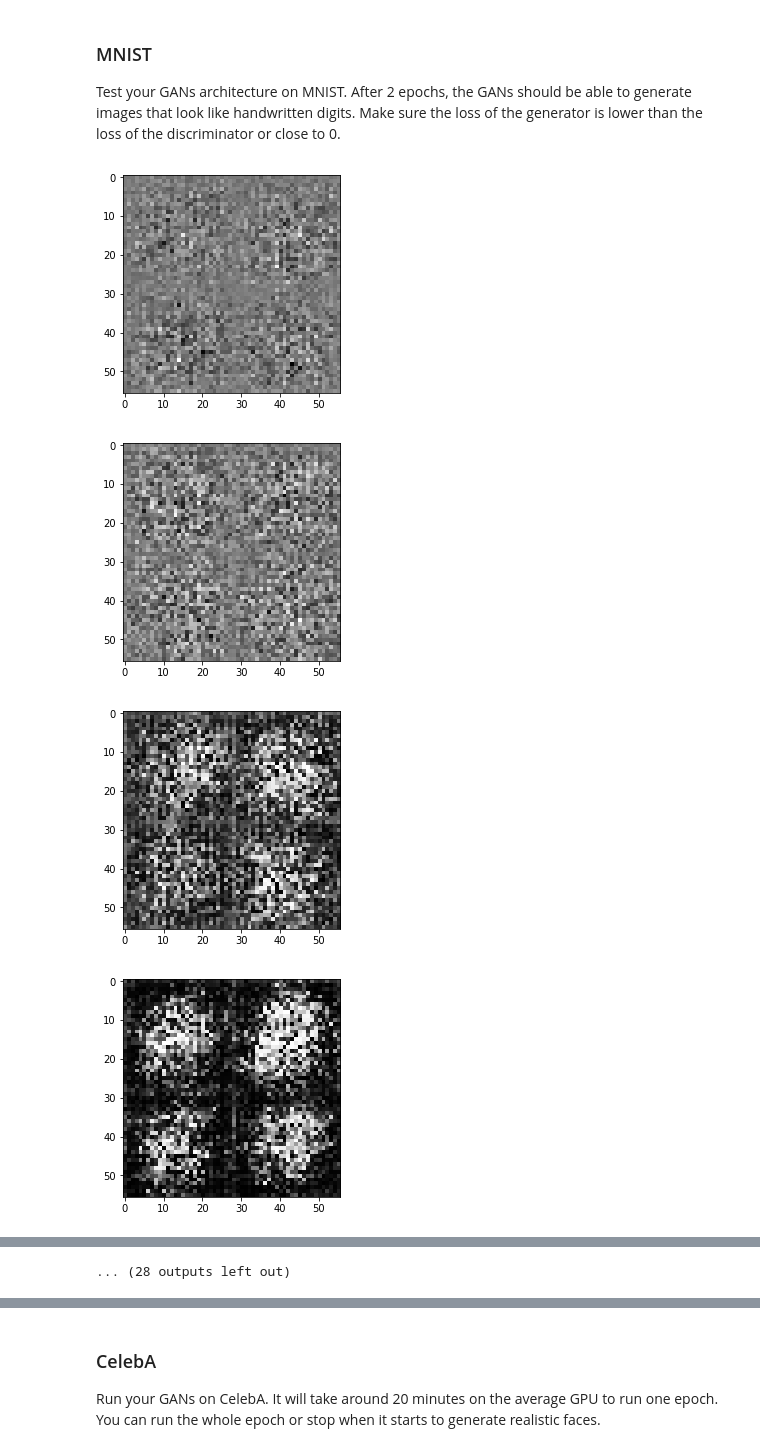
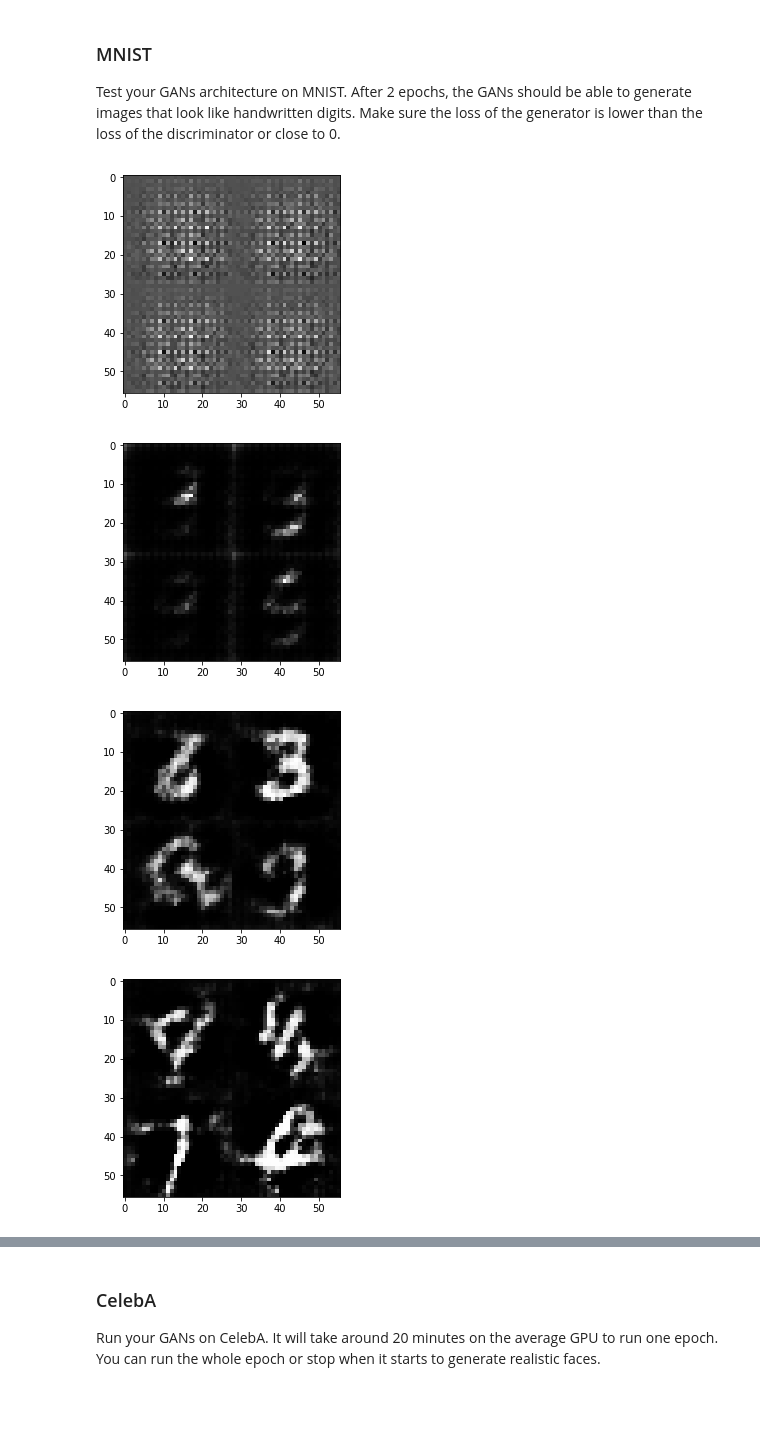
Before and after one commit to datanigu/Deep-Learning, a Jupyter notebook: face_generation/dlnd_face_generation.ipynb, the cells around one changed output, grey strips where cells are left out. Saved outputs shown, nothing was run; the diff lists cells and outputs as text; code cells hidden in the pictures; blank space fills up the shorter version.

Commit message:
More tweaks to hyperparameters and added in another generator layer

```diff
--- a/face_generation/dlnd_face_generation.ipynb
+++ b/face_generation/dlnd_face_generation.ipynb
@@ -149,19 +149,20 @@ def discriminator(images, reuse=False, alpha = 0.2):
     # TODO: Implement Function
 
     with tf.variable_scope('discriminator', reuse=reuse):
-        kp = 0.7
-        x1 = tf.layers.conv2d(images, filters = 64, kernel_size=5, strides = 2, padding = 'same', kernel_initializer = tf.contrib.layers.xavier_initializer())# images_dim x images_dim x 64, where for these data sets images_dim = 28
+        kp = 0.5
+        kernel = 5
+        x1 = tf.layers.conv2d(images, filters = 64, kernel_size=kernel, strides = 2, padding = 'same', kernel_initializer = tf.contrib.layers.xavier_initializer())# images_dim x images_dim x 64, where for these data sets images_dim = 28
         r1 = tf.layers.dropout(x1, training = True, rate = kp)
         r1 = tf.maximum(r1,r1*alpha)#leaky relu
 
 
-        x2 = tf.layers.conv2d(r1, filters = 128, kernel_size = 5, strides = 2, padding = 'same', kernel_initializer = tf.contrib.layers.xavier_initializer())# dimensions are now (14 x 14 x 128)
+        x2 = tf.layers.conv2d(r1, filters = 128, kernel_size = kernel, strides = 2, padding = 'same', kernel_initializer = tf.contrib.layers.xavier_initializer())# dimensions are now (14 x 14 x 128)
         b2 = tf.layers.batch_normalization(x2, training = True)
         r2 = tf.layers.dropout(b2, training = True, rate = kp)#Dropout added based on first review
         r2 = tf.maximum(r2, r2*alpha)
 
 
-        x3 = tf.layers.conv2d(r2, filters = 256, kernel_size = 5, strides = 2, padding = 'same', kernel_initializer = tf.contrib.layers.xavier_initializer())
+        x3 = tf.layers.conv2d(r2, filters = 256, kernel_size = kernel, strides = 2, padding = 'same', kernel_initializer = tf.contrib.layers.xavier_initializer())
         b3 = tf.layers.batch_normalization(x3, training= True)
         r3 = tf.layers.dropout(b3, training = True, rate = kp)#Dropout added based on first review
         r3 = tf.maximum(r3, r3*alpha)# dimensions of (7 x 7 x 256)
@@ -297,7 +299,7 @@ def model_loss(input_real, input_z, out_channel_dim):
     d_real_logits, d_real_output = discriminator(input_real, reuse=False, alpha = 0.2)
     d_fake_logits, d_fake_output = discriminator(g_logits, reuse = True, alpha = 0.2)
 
-    smooth = 0.9
+    smooth = 0.0
     d_labels_real = tf.ones_like(d_real_output)*(1-smooth)
     d_labels_fake = tf.zeros_like(d_real_output)
     g_labels = tf.ones_like(d_fake_output)
@@ -455,23 +457,23 @@ def train(epoch_count, batch_size, z_dim, learning_rate, beta1, get_batches, dat
 ### MNIST
 Test your GANs architecture on MNIST.  After 2 epochs, the GANs should be able to generate images that look like handwritten digits.  Make sure the loss of the generator is lower than the loss of the discriminator or close to 0.
 # %%
-batch_size = 32# Tweaked hyper parameters based on reviewer's comments
+batch_size = 128# Tweaked hyper parameters based on reviewer's comments
 z_dim = 100
-learning_rate = 0.0001
+learning_rate = 0.001
 beta1 = 0.2
 
 
 """
 DON'T MODIFY ANYTHING IN THIS CELL THAT IS BELOW THIS LINE
 """
 epochs = 2
 
 mnist_dataset = helper.Dataset('mnist', glob(os.path.join(data_dir, 'mnist/*.jpg')))
 with tf.Graph().as_default():
     train(epochs, batch_size, z_dim, learning_rate, beta1, mnist_dataset.get_batches,
           mnist_dataset.shape, mnist_dataset.image_mode)
 # %% [output]
-[figure, old version]
+[figure, new version]
-[figure, old version]
+[figure, new version]
-[figure, old version]
+[figure, new version]
-[figure, old version]
+[figure, new version]
@@ -486 +486,0 @@ with tf.Graph().as_default():
-... (28 outputs left out)
```
Also changed, not shown: parts of 3 cells of this notebook.
